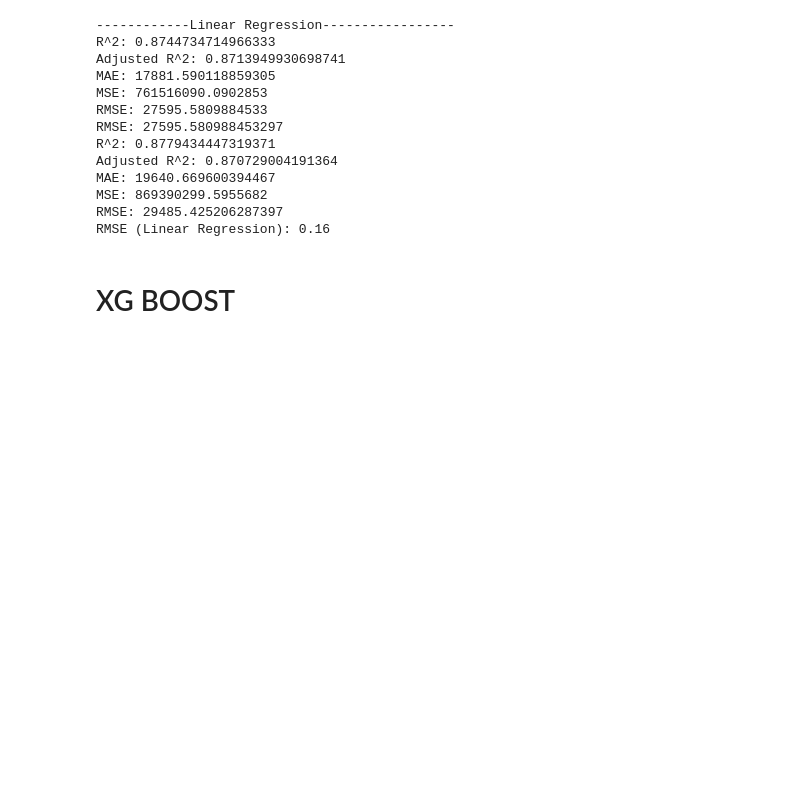
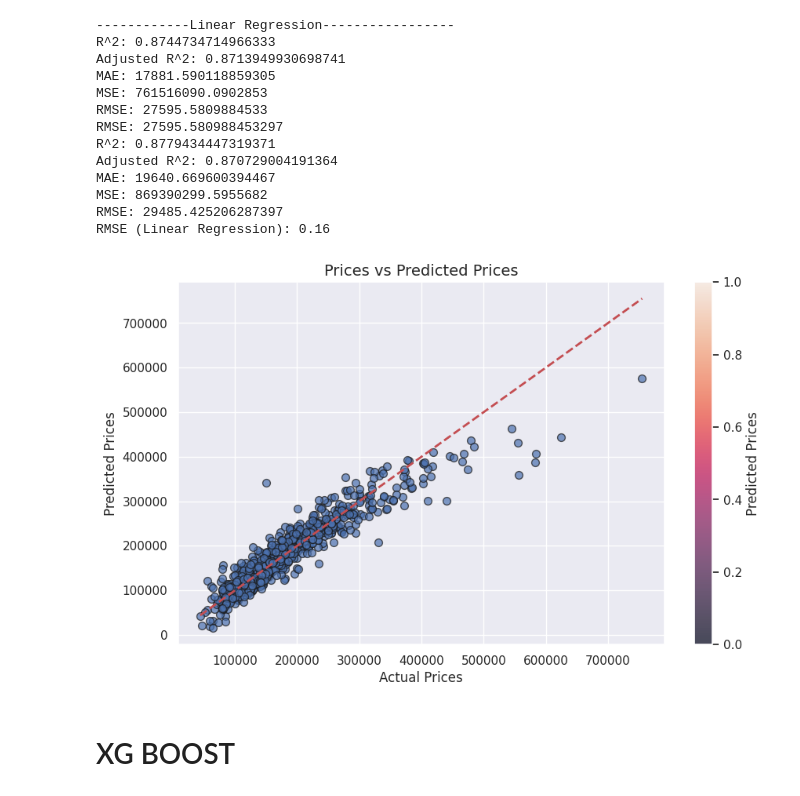
Before and after one commit to Abeermathur7/RealEstateModeling, a Jupyter notebook: RealEstatePropertyPriceFeatureAnalysis.ipynb, the cells around one changed output. Cells and saved outputs as stored; diff of their text form; code cells hidden in the pictures; blank space fills up the shorter version.

```diff
--- a/RealEstatePropertyPriceFeatureAnalysis.ipynb
+++ b/RealEstatePropertyPriceFeatureAnalysis.ipynb
@@ -11,7 +11,7 @@ import csv
 from sklearn.model_selection import GridSearchCV
 import tqdm
 # %%
-df = pd.read_csv("AmesHousing.tsv", sep="\t")
+df = pd.read_csv("/content/AmesHousing.tsv", sep="\t")
 df
 # %% [output]
 |  | Order | PID | MS SubClass | MS Zoning | Lot Frontage | Lot Area | Street | Alley | Lot Shape | ... |
@@ -178,6 +178,25 @@ MAE: 19640.669600394467
 MSE: 869390299.5955682
 RMSE: 29485.425206287397
 RMSE (Linear Regression): 0.16
+# %%
+import matplotlib.pyplot as plt
+import seaborn as sns
+
+# Set style
+palette = sns.color_palette('coolwarm', as_cmap=True)
+
+# Visualizing the differences between actual prices and predicted values
+plt.figure(figsize=(10, 6))  # Adjusted figure size to match the original
+plt.scatter(y_test, y_test_pred, alpha=0.7, cmap=palette, edgecolors='k', s=50)  # Added edgecolors and marker size
+plt.xlabel("Actual Prices", fontsize=12)
+plt.ylabel("Predicted Prices", fontsize=12)
+plt.title("Prices vs Predicted Prices", fontsize=14)
+plt.colorbar(label="Predicted Prices")
+plt.plot([min(y_test), max(y_test)], [min(y_test), max(y_test)], linestyle='--', color='r', linewidth=2)
+plt.grid(True)
+plt.show()
+# %% [output]
+[figure, added]
 # %% [markdown]
 # XG BOOST
 # %%
```
Also changed, not shown: parts of 13 cells of this notebook.
